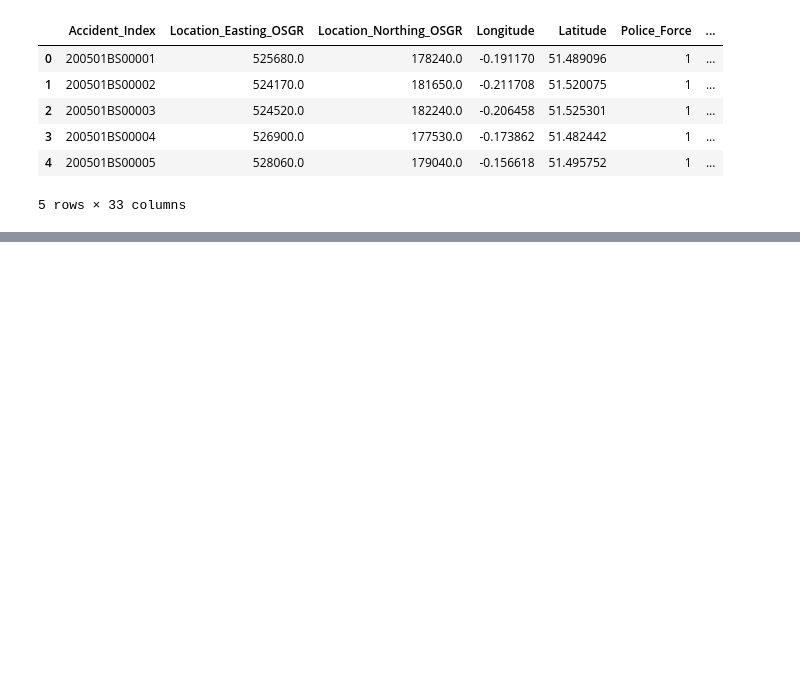
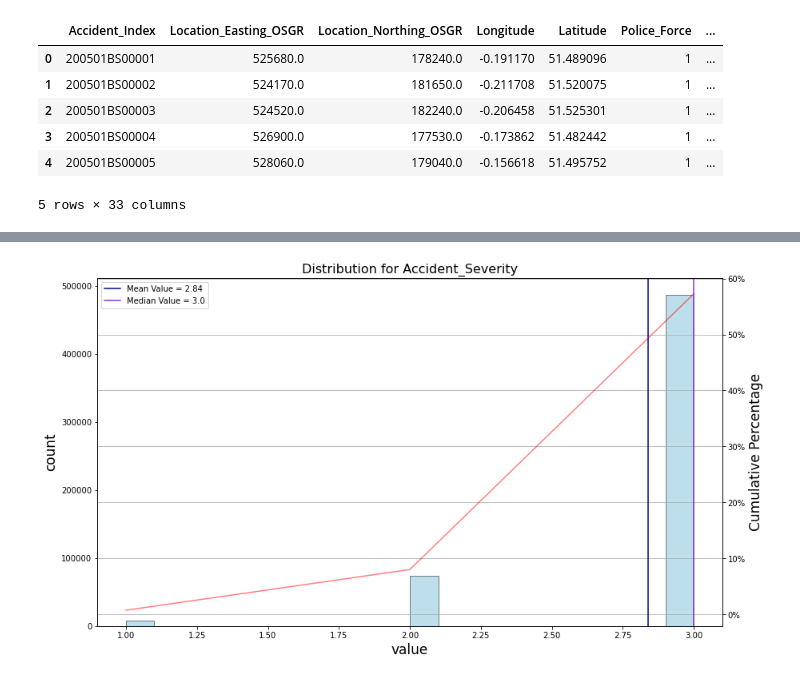
Before and after one commit to zjjzeng/big-data-final-proj, a Jupyter notebook: final_project_da.ipynb, the cells around one changed output, grey strips where cells are left out. Saved outputs shown, nothing was run; the diff lists cells and outputs as text; code cells hidden in the pictures; blank space fills up the shorter version.

```diff
--- a/final_project_da.ipynb
+++ b/final_project_da.ipynb
@@ -122,3 +121,45 @@ uk_map
 # %% [output]
 (51.490235, -0.19182911111111112)
 [interactive output not drawn]
+# %%
+import matplotlib.pyplot as plt
+import matplotlib
+import matplotlib.ticker as mtick
+
+def hist_plot(df, col, bins, bin_color = 'lightblue', add_cdf = False, add_mean = False, add_median = False, xlabel = '', ylabel = '', title = '', fig_w = 14, fig_h = 8, legend_loc = 'best'):
+    fig, ax = plt.subplots(figsize = (fig_w, fig_h))
+
+    df[col].hist(bins = bins, edgecolor = 'black', color = bin_color, alpha = 0.8, linewidth = 0.6)
+    ax.grid(False)
+    ax.set_xlabel(xlabel, fontsize = 17)
+    ax.set_ylabel(ylabel, fontsize = 17)
+    ax.set_title(title, fontsize = 16)
+
+    if add_cdf:
+        ax2 = ax.twinx()
+        ax2.grid(True, which = 'both', axis = 'both')
+
+        cdf = pd.DataFrame(df[col])
+        cdf['cdf'] = cdf.rank(method='average', pct = True)
+        cdf = cdf.sort_values(col)
+        ax2.plot(cdf[col], cdf['cdf'] * 100, alpha = 0.5, color = 'red')
+        ax2.yaxis.set_major_formatter(mtick.PercentFormatter())
+
+        ax2.set_ylabel('Cumulative Percentage', fontsize=17)
+
+    if add_mean:
+        mean_E = round(df[col].mean(),3)
+        plt.axvline(x= mean_E, label='Mean Value = {}'.format(mean_E), \
+            c = 'darkblue')
+
+    if add_median:
+        median_E = round(df[col].median(),3)
+        plt.axvline(x= median_E, label='Median Value = {}'.format(median_E), \
+            c = 'blueviolet')
+
+    plt.legend(loc = legend_loc)
+    return fig
+target_col = "Accident_Severity"
+f = hist_plot(df, target_col, bins=20, add_cdf=True, add_mean = True, add_median=True,xlabel='value', ylabel='count', title="Distribution for "+ target_col)
+# %% [output]
+[figure, added]
```
Also changed, not shown: parts of 3 cells of this notebook.
